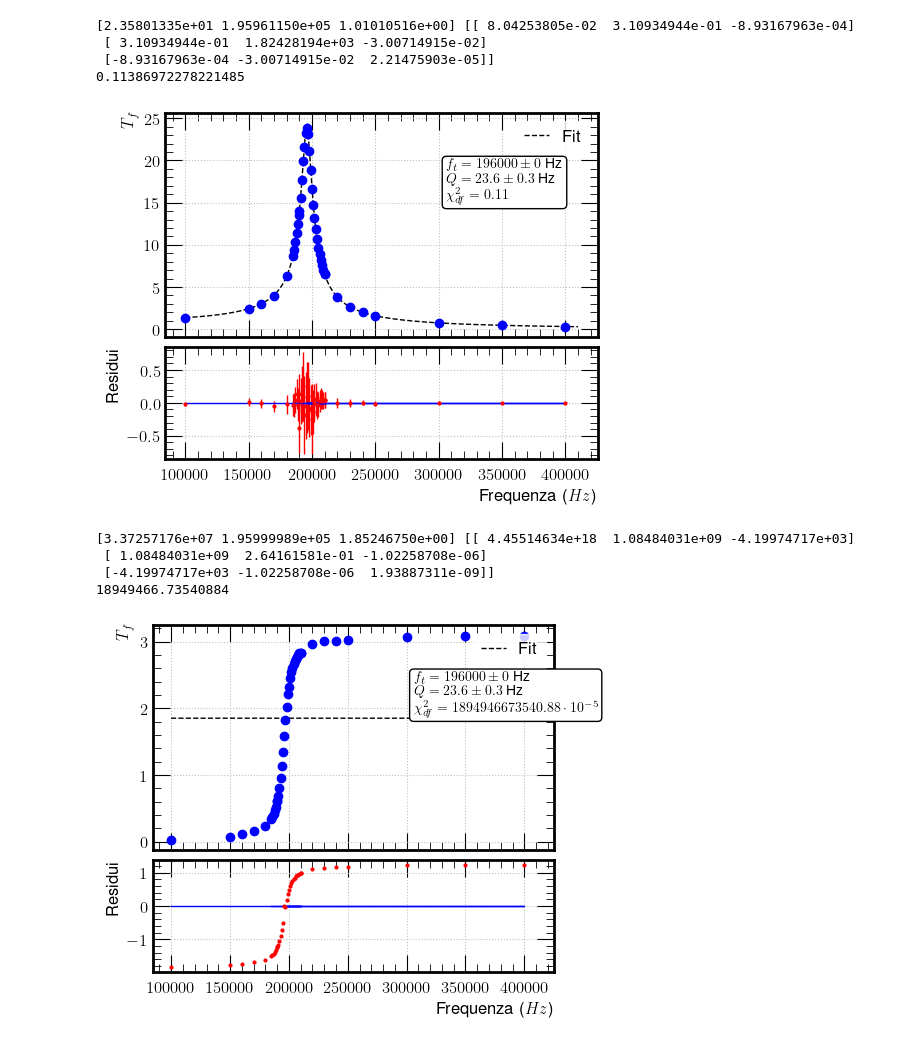
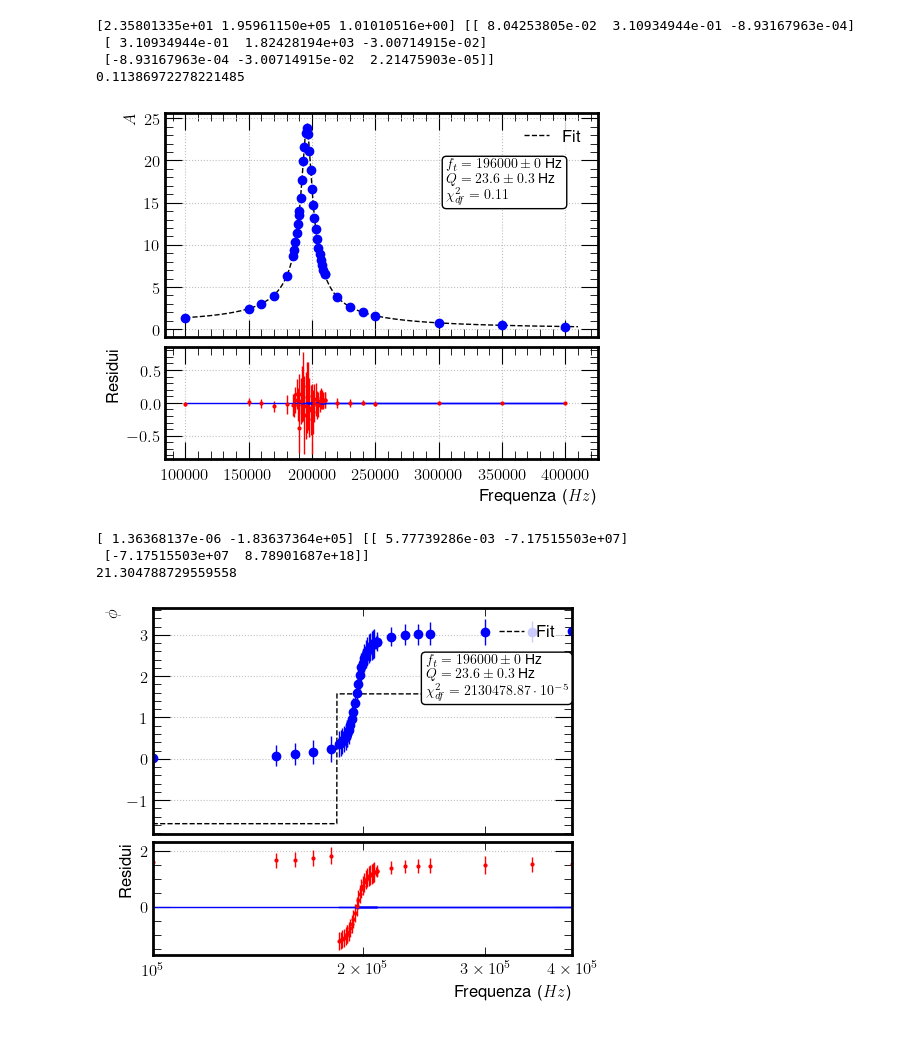
Before and after one commit to Fra005Ve/G09---SF2-, a Jupyter notebook: RLC in frequenza/RLC in frequenza.ipynb, the cells around one changed output. Cells and saved outputs as stored; diff of their text form; code cells hidden in the pictures.

```diff
--- a/RLC in frequenza/RLC in frequenza.ipynb
+++ b/RLC in frequenza/RLC in frequenza.ipynb
@@ -81,6 +86,8 @@ sTf = np.sqrt((0.03*data["Ach2"]/(12**0.5))**2+(data["Sch2"]/(25*12**0.5)) + (da
 
 frequenze = []
 sfrequenze = []
+qvalore = []
+sqvalore = []
 # %%
 # Plot dei dati importati
 fig, axA = plt.subplots(1,1, figsize=(5,4))
@@ -111,13 +118,15 @@ x_fit = np.linspace(min(f)-100,max(f)+1e4, 10000)
 
 frequenze.append(valtr[1])
 sfrequenze.append(np.sqrt(covtr[1,1]))
+qvalore.append(valtr[0])
+sqvalore.append(np.sqrt(covtr[0,0]))
 
 # Plot the first fit to define t0
 fig, ax = plt.subplots(2, 1, figsize=(5, 4),sharex=True, constrained_layout = True, height_ratios=[2, 1])
 ax[0].plot(x_fit, fit_Tf_R(x_fit, *valtr), label='Fit', linestyle='--', color='black')
 ax[0].errorbar(f, Tf, yerr=sTf , fmt='o')
 ax[0].legend(loc='upper right')
-ax[0].set_ylabel(r'$T_f$')
+ax[0].set_ylabel(r'$A$')
 
 textstr = '\n'.join((
     r'$f_t = %.f \pm %.f$ Hz' % (round(valtr[1],-2), round(np.sqrt(covtr[1,1]),-2)),
@@ -199,11 +210,8 @@ dataC = pd.read_csv('Dati C.txt', sep="\t")
 # - sT, scala della misura dei tempi [us]
 
 fC = dataC["f"]
-phi = 2e-9 * np.pi * dataC["f"] * dataC["dT"] # in rapporto a 90°
-sphi = 2e-9 * np.pi * dataC["f"] * np.sqrt(dataC["sT"]/(10*12**0.5))
-
-for i in range(len(phi)):
-    print(phi[i], dataC["dT"][i])
+phiC = 2e-9 * np.pi * dataC["f"] * dataC["dT"] # in rapporto a 90°
+sphiC = 2e-6 * np.pi * dataC["f"] * np.sqrt(dataC["sT"]/(10*12**0.5))
 
 sVin = np.sqrt((0.03*dataC["Ach1"]/(24**0.5))**2+(dataC["Sch1"]/(25*24**0.5))) # Assumo triangolare
 
@@ -254,13 +244,15 @@ x_fit = np.linspace(min(fC)-100,max(fC)+1e4, 10000)
 
 frequenze.append(valtr[1])
 sfrequenze.append(np.sqrt(covtr[1,1]))
+qvalore.append(valtr[0])
+sqvalore.append(np.sqrt(covtr[0,0]))
 
 # Plot the first fit to define t0
 fig, ax = plt.subplots(2, 1, figsize=(5, 4),sharex=True, constrained_layout = True, height_ratios=[2, 1])
 ax[0].plot(x_fit, fit_Tf_C(x_fit, *valtr), label='Fit', linestyle='--', color='black')
 ax[0].errorbar(fC, TfC, yerr=sTfC , fmt='o')
 ax[0].legend(loc='upper right')
-ax[0].set_ylabel(r'$T_f$')
+ax[0].set_ylabel(r'$A$')
 
 textstr = '\n'.join((
     r'$f_t = %.f \pm %.f$ Hz' % (round(valtr[1],-2), round(np.sqrt(covtr[1,1]),-2)),
@@ -283,50 +275,51 @@ ax[1].grid(True)
  [ 3.10934944e-01  1.82428194e+03 -3.00714915e-02]
  [-8.93167963e-04 -3.00714915e-02  2.21475903e-05]]
 0.11386972278221485
-[figure, old version]
+[figure, new version]
 # %%
 # Fit della funzione di trasferimento non lineare
-valphi, covphi = curve_fit(fit_phi_C, fC, phi, p0=[11, 196850, np.pi/2], method='lm' ,sigma=sphi, absolute_sigma=True)
-print(valphi, covphi)
+valphiC, covphiC = curve_fit(fit_phi_C, fC, phiC, p0=[11, 196850], method='lm' ,sigma=sphiC, absolute_sigma=True)
+print(valphiC, covphiC)
 
-resphi = phi - fit_phi_C(fC, *valphi)
-chi2phi = np.sum((resphi/sphi)**2)
-print(chi2phi/(len(fC)-1))
+resphiC = phiC - fit_phi_C(fC, *valphiC)
+chi2phiC = np.sum((resphiC/sphiC)**2)
+print(chi2phiC/(len(fC)-1))
 
 x_fit = np.linspace(min(fC)-100,max(fC)+1e4, 10000)
 
-frequenze.append(valtr[1])
-sfrequenze.append(np.sqrt(covtr[1,1]))
+frequenze.append(valphiC[1])
+sfrequenze.append(np.sqrt(covphiC[1,1]))
+qvalore.append(valphiC[0])
+sqvalore.append(np.sqrt(covphiC[0,0]))
 
 # Plot the first fit to define t0
 fig, ax = plt.subplots(2, 1, figsize=(5, 4),sharex=True, constrained_layout = True, height_ratios=[2, 1])
-ax[0].plot(x_fit, fit_phi_C(x_fit, *valphi), label='Fit', linestyle='--', color='black')
-ax[0].errorbar(fC, phi, yerr=sphi , fmt='o')
+ax[0].plot(x_fit, fit_phi_C(x_fit, *valphiC), label='Fit', linestyle='--', color='black')
+ax[0].errorbar(fC, phiC, yerr=sphiC , fmt='o')
 ax[0].legend(loc='upper right')
-ax[0].set_ylabel(r'$T_f$')
+ax[0].set_ylabel(r'$\phi$')
+ax[0].semilogx()
+ax[0].set_xlim(min(fC)-10, max(fC)+10)
 
 textstr = '\n'.join((
     r'$f_t = %.f \pm %.f$ Hz' % (round(valtr[1],-2), round(np.sqrt(covtr[1,1]),-2)),
     r'$Q = %.1f \pm %.1f$ Hz' % (valtr[0], np.sqrt(covtr[0,0])),
-    r'$\chi^2_{df} = %.2f \cdot 10^{-5}$' % (chi2phi/(len(fC)-1) *10**5)))
+    r'$\chi^2_{df} = %.2f \cdot 10^{-5}$' % (chi2phiC/(len(fC)-1) *10**5)))
 
 # Posizionamento del box nell'angolo in alto a sinistra
 props = dict(boxstyle='round', facecolor='white', alpha=1)
 ax[0].text(0.65, 0.8, textstr, transform=ax[0].transAxes, fontsize=10,
            verticalalignment='top', bbox=props)
 ax[0].grid(True)
 
 
-ax[1].errorbar(fC,resphi,yerr=sphi, fmt='o', label='Residui',ms=2,color='red')
+ax[1].errorbar(fC,resphiC,yerr=sphiC, fmt='o', label='Residui',ms=2,color='red')
 ax[1].set_ylabel('Residui')
 ax[1].set_xlabel(r'Frequenza ($Hz$)')
 ax[1].plot(fC,np.zeros(len(fC)))
 ax[1].grid(True)
-
-# Da fixare questo fit
 # %% [output]
-[3.37257176e+07 1.95999989e+05 1.85246750e+00] [[ 4.45514634e+18  1.08484031e+09 -4.19974717e+03]
- [ 1.08484031e+09  2.64161581e-01 -1.02258708e-06]
- [-4.19974717e+03 -1.02258708e-06  1.93887311e-09]]
-18949466.73540884
+[ 1.36368137e-06 -1.83637364e+05] [[ 5.77739286e-03 -7.17515503e+07]
+ [-7.17515503e+07  8.78901687e+18]]
+21.304788729559558
-[figure, old version]
+[figure, new version]
```
Also changed, not shown: parts of 9 cells of this notebook.
